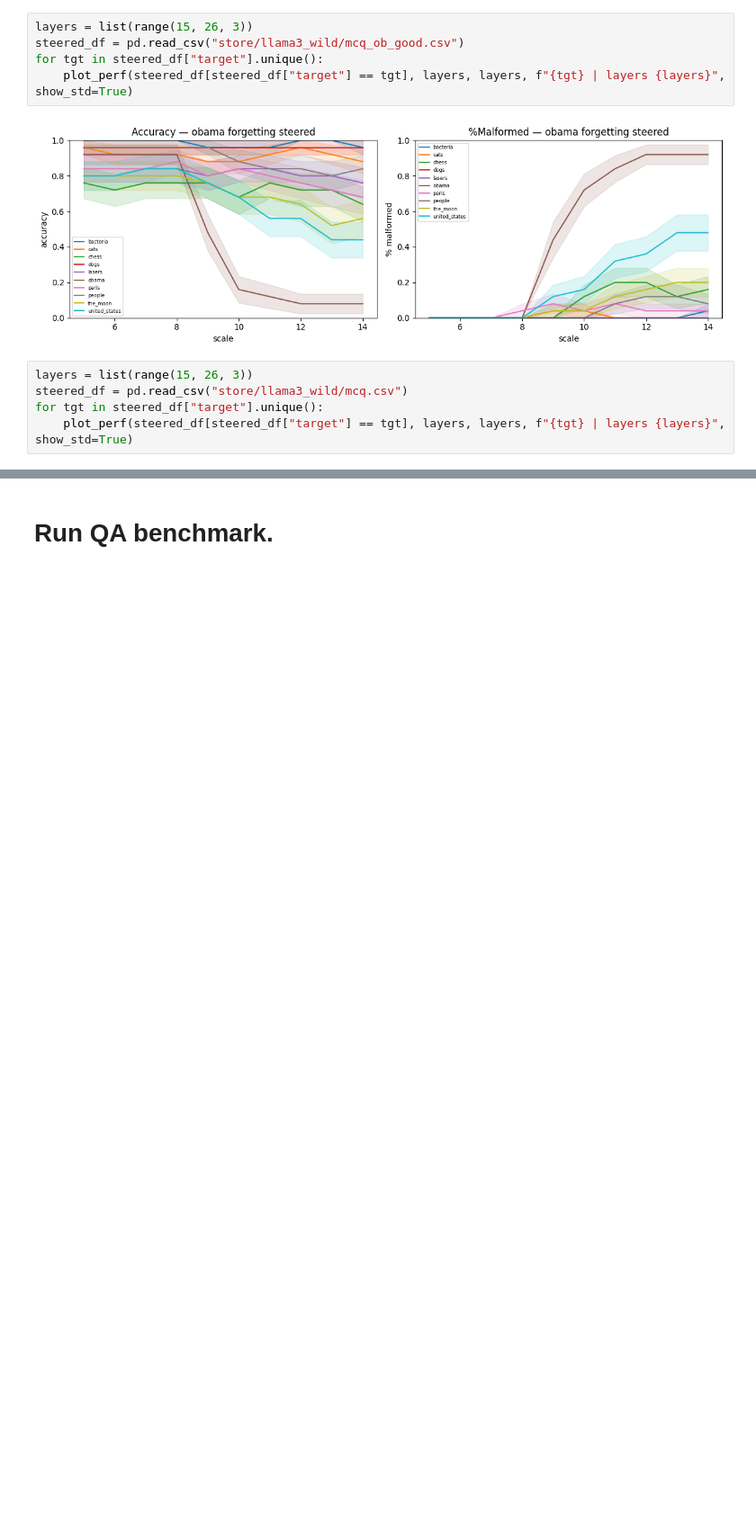
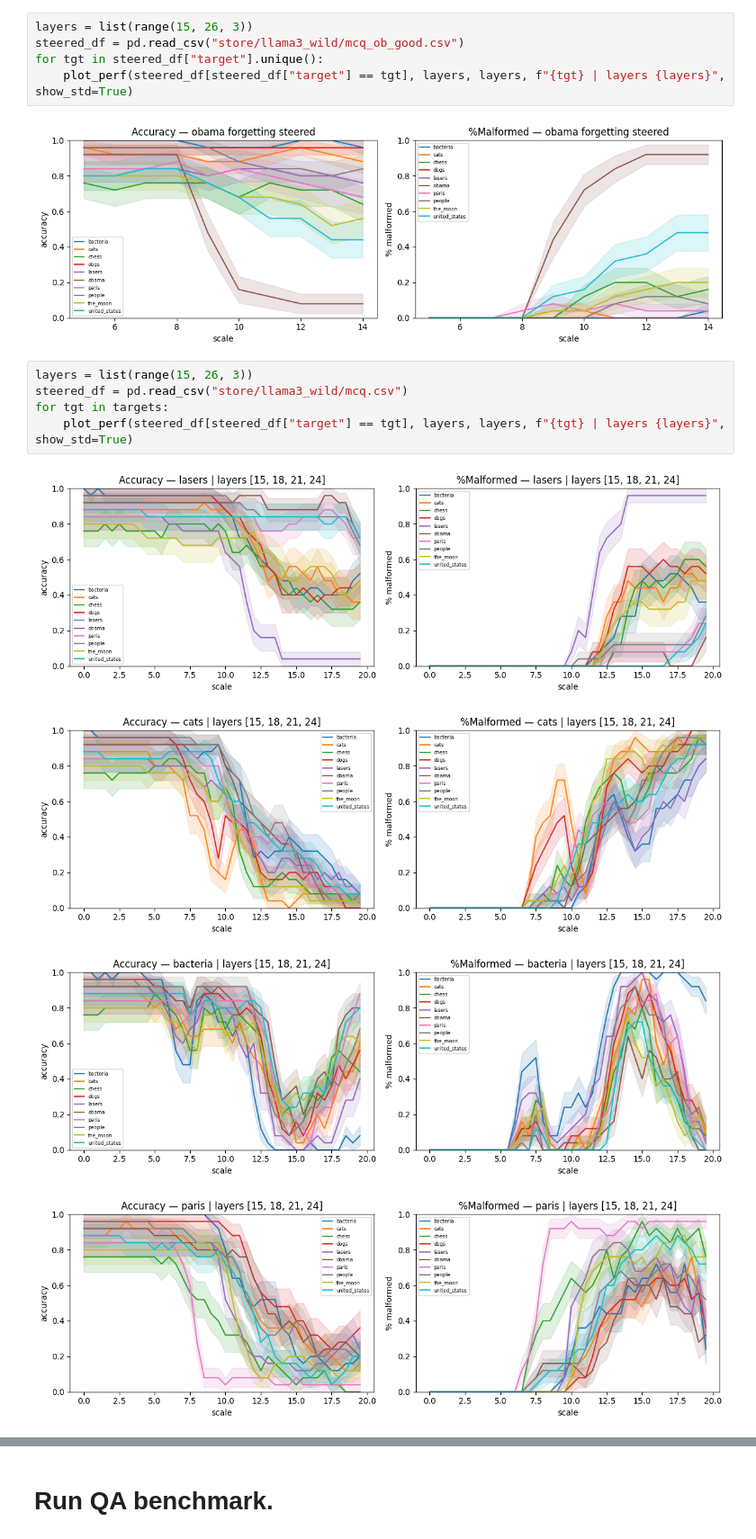
Before and after one commit to rgs2151/forget, a Jupyter notebook: notebooks/llama3_wild.ipynb, the cells around one changed output, grey strips where cells are left out. Shown at 90% size. Saved outputs shown, nothing was run; the diff lists cells and outputs as text; blank space fills up the shorter version.

```diff
--- a/notebooks/llama3_wild.ipynb
+++ b/notebooks/llama3_wild.ipynb
@@ -363,5 +359,10 @@ for tgt in steered_df["target"].unique():
 # %%
 layers = list(range(15, 26, 3))
 steered_df = pd.read_csv("store/llama3_wild/mcq.csv")
-for tgt in steered_df["target"].unique():
+for tgt in targets:
     plot_perf(steered_df[steered_df["target"] == tgt], layers, layers, f"{tgt} | layers {layers}", show_std=True)
+# %% [output]
+[figure, added]
+[figure, added]
+[figure, added]
+[figure, added]
```
Also changed, not shown: parts of 12 cells of this notebook, 1 other file.
